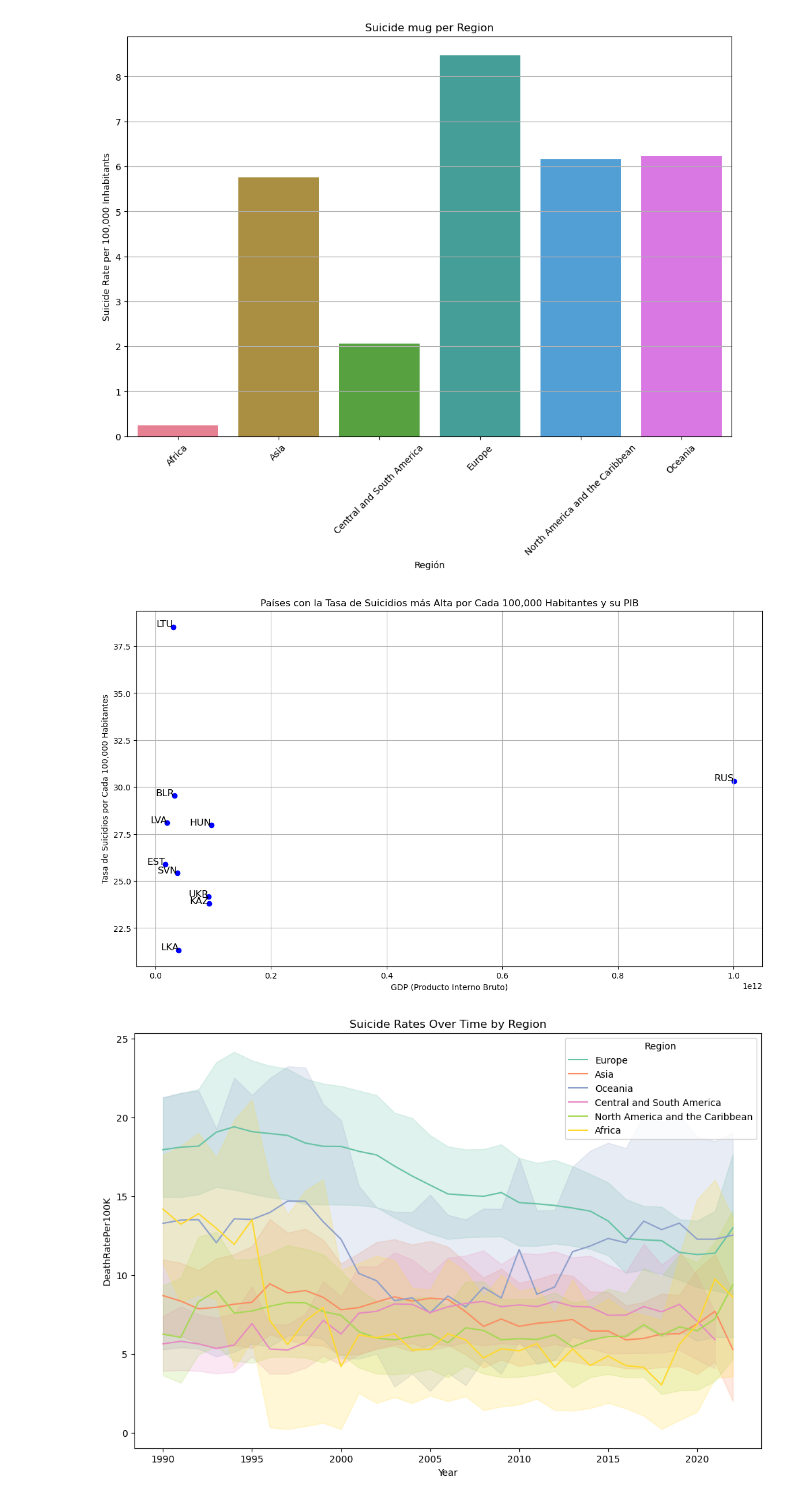
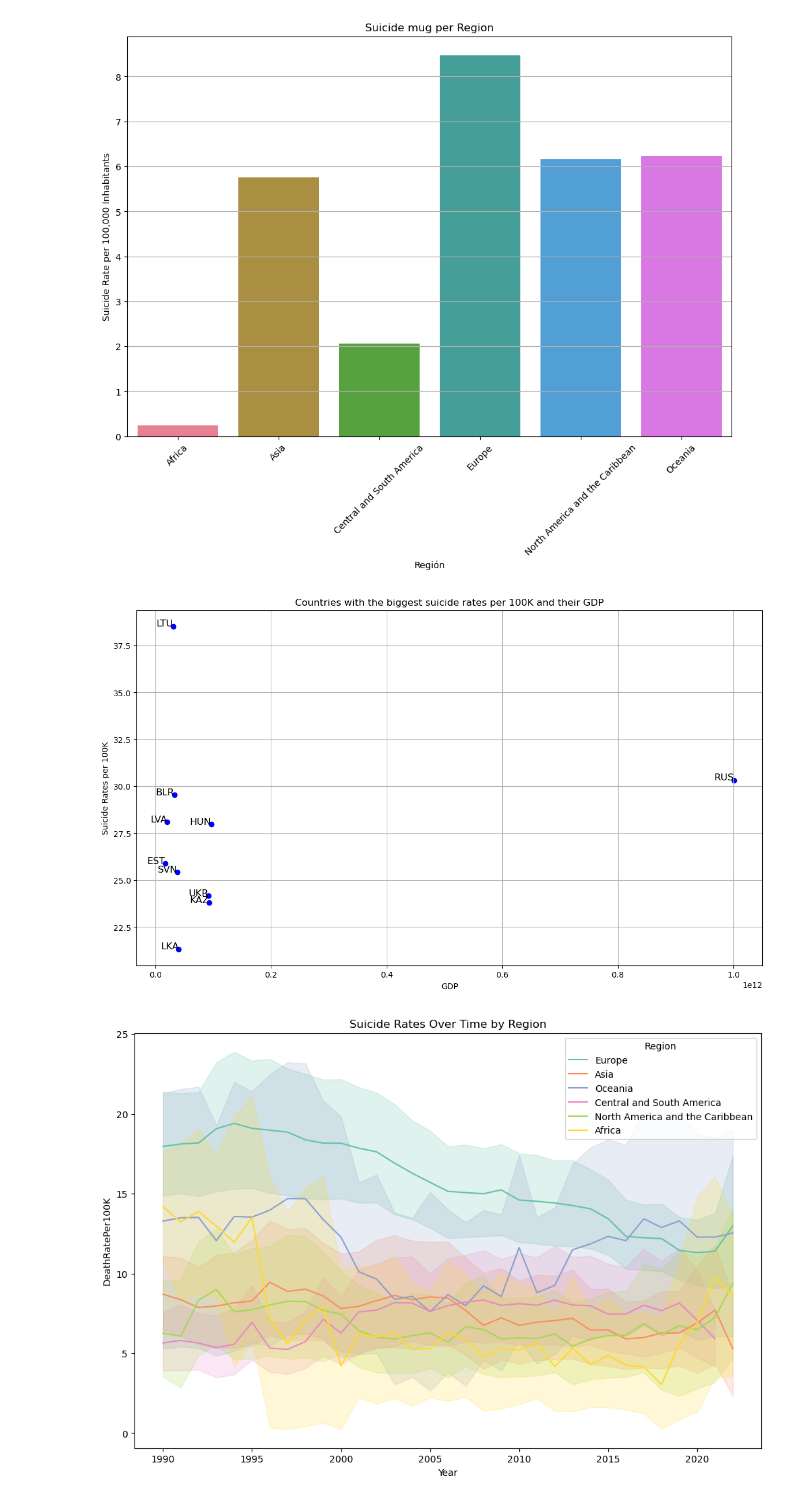
Before and after one commit to alejxx09/ML-SocioeconomicImpactOnSuicideRates, a Jupyter notebook: Análisis_Factores_socioeconomicos.ipynb, the cells around one changed output. Drawn from its saved outputs; the diff is of its cells as text; code cells hidden in the pictures.

```diff
--- a/Análisis_Factores_socioeconomicos.ipynb
+++ b/Análisis_Factores_socioeconomicos.ipynb
@@ -108,32 +105,30 @@ plt.show()
 # %% [output]
 [figure]
 # %%
-import matplotlib.pyplot as plt
 
-# Filtrar los datos para incluir solo hasta el año 2019
+# Data until 2019
 df_filtered = df[df['Year'] <= 2019]
 
-# Agrupar los datos por país y calcular la tasa de suicidios por cada 100,000 habitantes y el PIB promedio
 country_stats = df_filtered.groupby('CountryCode').agg({
     'DeathRatePer100K': 'mean',
     'GDP': 'mean'
 }).reset_index()
 
-# Ordenar los países por la tasa de suicidios y seleccionar los 10 más altos
+# top 10 countries with most death rate per 100K
 top_countries = country_stats.sort_values(by='DeathRatePer100K', ascending=False).head(10)
 
-# Crear la gráfica
+
 plt.figure(figsize=(14, 8))
 plt.scatter(top_countries['GDP'], top_countries['DeathRatePer100K'], color='blue')
 for i, row in top_countries.iterrows():
     plt.text(row['GDP'], row['DeathRatePer100K'], row['CountryCode'], fontsize=12, ha='right')
 
-plt.title('Países con la Tasa de Suicidios más Alta por Cada 100,000 Habitantes y su PIB')
-plt.xlabel('GDP (Producto Interno Bruto)')
-plt.ylabel('Tasa de Suicidios por Cada 100,000 Habitantes')
+plt.title('Countries with the biggest suicide rates per 100K and their GDP')
+plt.xlabel('GDP')
+plt.ylabel('Suicide Rates per 100K')
 plt.grid(True)
 
 plt.show()
 # %% [output]
-[figure, old version]
+[figure, new version]
 # %%
```
Also changed, not shown: parts of 28 cells of this notebook.
